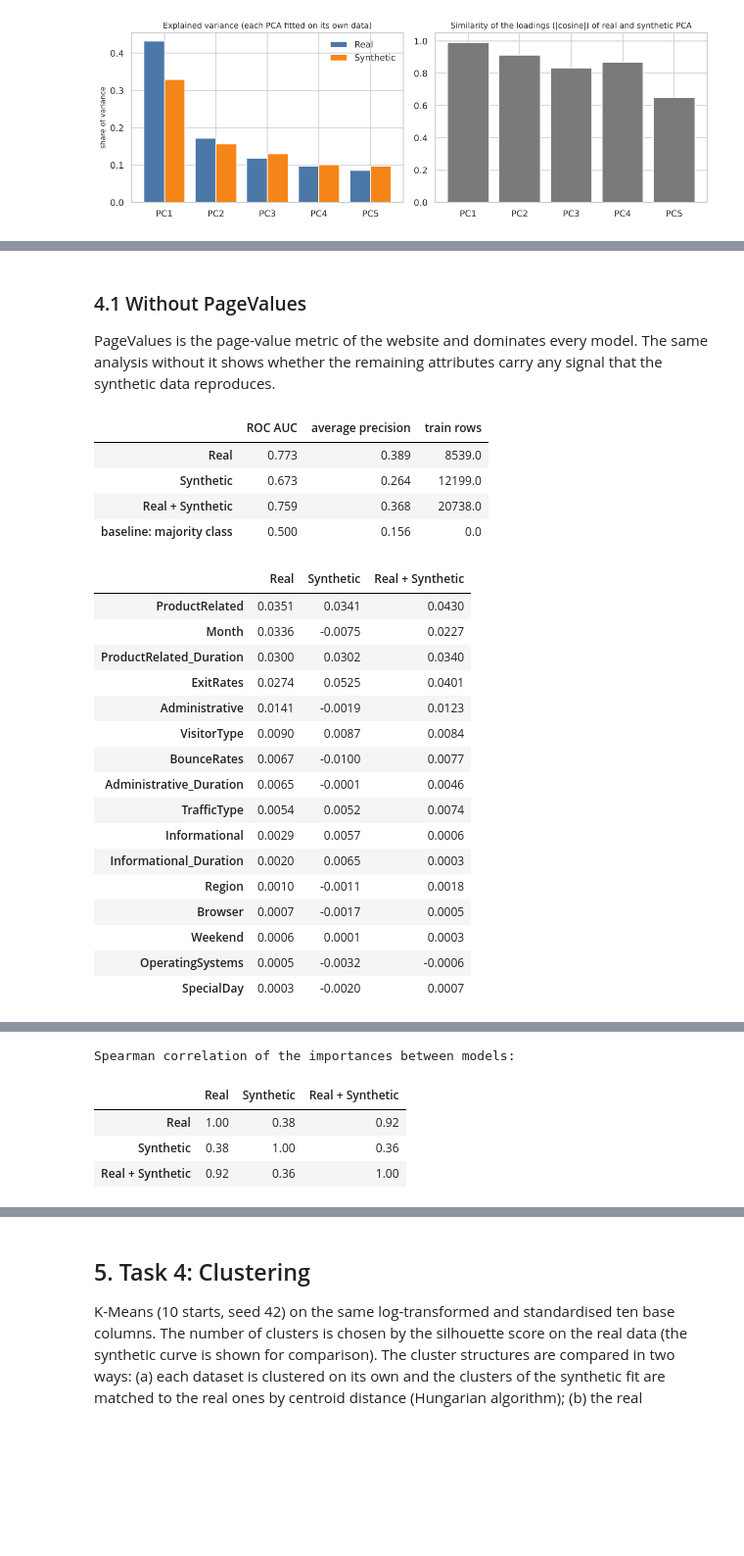
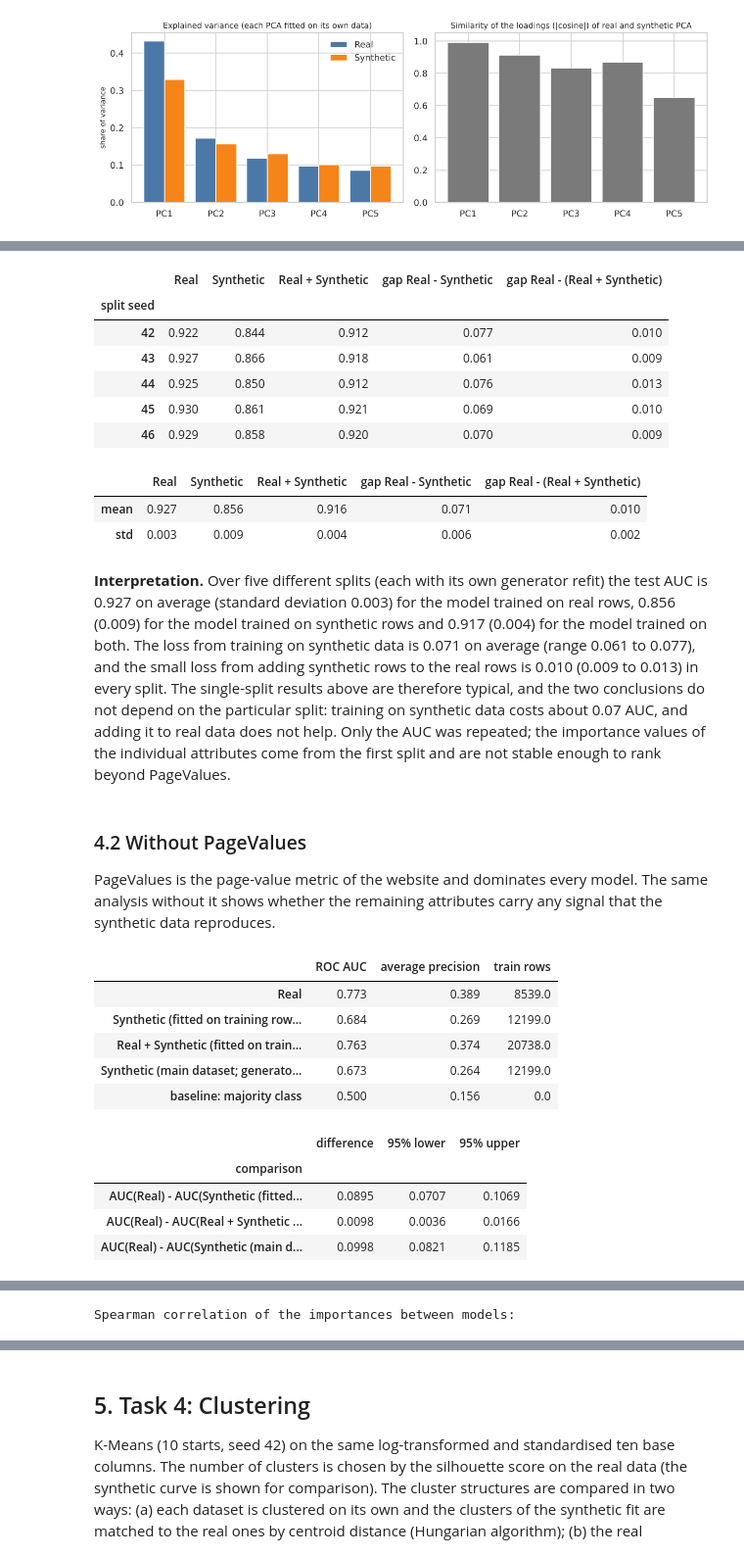
Before and after one commit to DawarAhmed27/REAL-vs.-SYNTHETIC-DATA-COMPARATIVE-ANALYSIS-AND-VISUALIZATION, a Jupyter notebook: notebooks/08_advanced_analysis.ipynb, the cells around one changed output, grey strips where cells are left out. Shown at 98% size. Drawn from its saved outputs; the diff is of its cells as text; code cells hidden in the pictures; blank space fills up the shorter version.

```diff
--- a/notebooks/08_advanced_analysis.ipynb
+++ b/notebooks/08_advanced_analysis.ipynb
@@ -210,31 +224,36 @@ A.fig_importance(imp, perf, FIG / "a04_feature_importance.png")
+# %%
+rep = A.repeated_split_auc(real); rep["gap Real - Synthetic"] = rep["Real"] - rep["Synthetic"]; rep["gap Real - (Real + Synthetic)"] = rep["Real"] - rep["Real + Synthetic"]
+rep.round(3).to_csv(RES / "importance_repeated_splits_auc.csv"); display(rep.round(3)); display(rep.agg(["mean", "std"]).round(3))
+# %% [output]
+|  | Real | Synthetic | Real + Synthetic | gap Real - Synthetic | gap Real - (Real + Synthetic) |
+| split seed |  |  |  |  |  |
+| 42 | 0.922 | 0.844 | 0.912 | 0.077 | 0.010 |
+| 43 | 0.927 | 0.866 | 0.918 | 0.061 | 0.009 |
+| 44 | 0.925 | 0.850 | 0.912 | 0.076 | 0.013 |
+| 45 | 0.930 | 0.861 | 0.921 | 0.069 | 0.010 |
+| 46 | 0.929 | 0.858 | 0.920 | 0.070 | 0.009 |
+|  | Real | Synthetic | Real + Synthetic | gap Real - Synthetic | gap Real - (Real + Synthetic) |
+| mean | 0.927 | 0.856 | 0.916 | 0.071 | 0.010 |
+| std | 0.003 | 0.009 | 0.004 | 0.006 | 0.002 |
+# %% [markdown]
+**Interpretation.** Over five different splits (each with its own generator refit) the test AUC is 0.927 on average (standard deviation 0.003) for the model trained on real rows, 0.856 (0.009) for the model trained on synthetic rows and 0.917 (0.004) for the model trained on both. The loss from training on synthetic data is 0.071 on average (range 0.061 to 0.077), and the small loss from adding synthetic rows to the real rows is 0.010 (0.009 to 0.013) in every split. The single-split results above are therefore typical, and the two conclusions do not depend on the particular split: training on synthetic data costs about 0.07 AUC, and adding it to real data does not help. Only the AUC was repeated; the importance values of the individual attributes come from the first split and are not stable enough to rank beyond PageValues.
 # %% [markdown]
-### 4.1 Without PageValues
+### 4.2 Without PageValues
 PageValues is the page-value metric of the website and dominates every model. The same analysis without it shows whether the remaining attributes carry any signal that the synthetic data reproduces.
 # %%
-perf2, imp2, _ = A.importance_analysis(real, syn, drop=("PageValues",))
-perf2.to_csv(RES / "importance_model_performance_without_pagevalues.csv"); imp2.to_csv(RES / "importance_permutation_without_pagevalues.csv")
-display(perf2.round(3)); display(imp2.sort_values("Real", ascending=False).round(4))
+perf2, imp2, boot2, _ = A.importance_analysis2(real, syn, drop=("PageValues",))
+perf2.to_csv(RES / "importance_model_performance_without_pagevalues.csv"); imp2.to_csv(RES / "importance_permutation_without_pagevalues.csv"); boot2.round(4).to_csv(RES / "importance_auc_difference_bootstrap_without_pagevalues.csv")
+display(perf2.round(3)); display(boot2.round(4)); display(imp2.sort_values("Real", ascending=False).round(4))
 print("Spearman correlation of the importances between models:"); display(imp2.corr(method="spearman").round(2))
 # %% [output]
 |  | ROC AUC | average precision | train rows |
 | Real | 0.773 | 0.389 | 8539.0 |
-| Synthetic | 0.673 | 0.264 | 12199.0 |
-| Real + Synthetic | 0.759 | 0.368 | 20738.0 |
+| Synthetic (fitted on training row... | 0.684 | 0.269 | 12199.0 |
+| Real + Synthetic (fitted on train... | 0.763 | 0.374 | 20738.0 |
+| Synthetic (main dataset; generato... | 0.673 | 0.264 | 12199.0 |
 | baseline: majority class | 0.500 | 0.156 | 0.0 |
-|  | Real | Synthetic | Real + Synthetic |
-| ProductRelated | 0.0351 | 0.0341 | 0.0430 |
-| Month | 0.0336 | -0.0075 | 0.0227 |
-| ProductRelated_Duration | 0.0300 | 0.0302 | 0.0340 |
-| ExitRates | 0.0274 | 0.0525 | 0.0401 |
-| Administrative | 0.0141 | -0.0019 | 0.0123 |
-| VisitorType | 0.0090 | 0.0087 | 0.0084 |
-| BounceRates | 0.0067 | -0.0100 | 0.0077 |
-| Administrative_Duration | 0.0065 | -0.0001 | 0.0046 |
-| TrafficType | 0.0054 | 0.0052 | 0.0074 |
-| Informational | 0.0029 | 0.0057 | 0.0006 |
-| Informational_Duration | 0.0020 | 0.0065 | 0.0003 |
-| Region | 0.0010 | -0.0011 | 0.0018 |
-| Browser | 0.0007 | -0.0017 | 0.0005 |
-| Weekend | 0.0006 | 0.0001 | 0.0003 |
-| OperatingSystems | 0.0005 | -0.0032 | -0.0006 |
-| SpecialDay | 0.0003 | -0.0020 | 0.0007 |
+|  | difference | 95% lower | 95% upper |
+| comparison |  |  |  |
+| AUC(Real) - AUC(Synthetic (fitted... | 0.0895 | 0.0707 | 0.1069 |
+| AUC(Real) - AUC(Real + Synthetic ... | 0.0098 | 0.0036 | 0.0166 |
+| AUC(Real) - AUC(Synthetic (main d... | 0.0998 | 0.0821 | 0.1185 |
@@ -241,5 +277 @@ print("Spearman correlation of the importances between models:"); display(imp2.c
 Spearman correlation of the importances between models:
-|  | Real | Synthetic | Real + Synthetic |
-| Real | 1.00 | 0.38 | 0.92 |
-| Synthetic | 0.38 | 1.00 | 0.36 |
-| Real + Synthetic | 0.92 | 0.36 | 1.00 |
```
Also changed, not shown: parts of 26 cells of this notebook, 17 other files.
